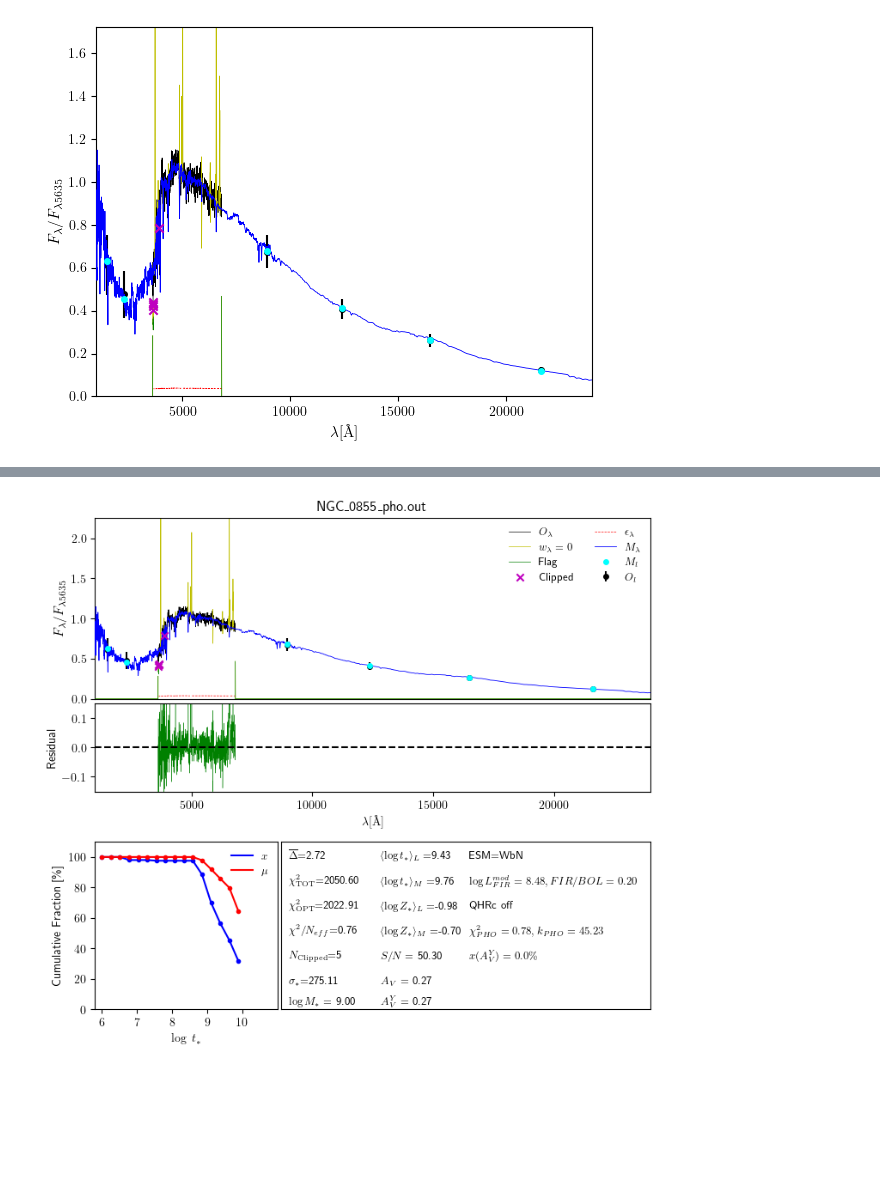
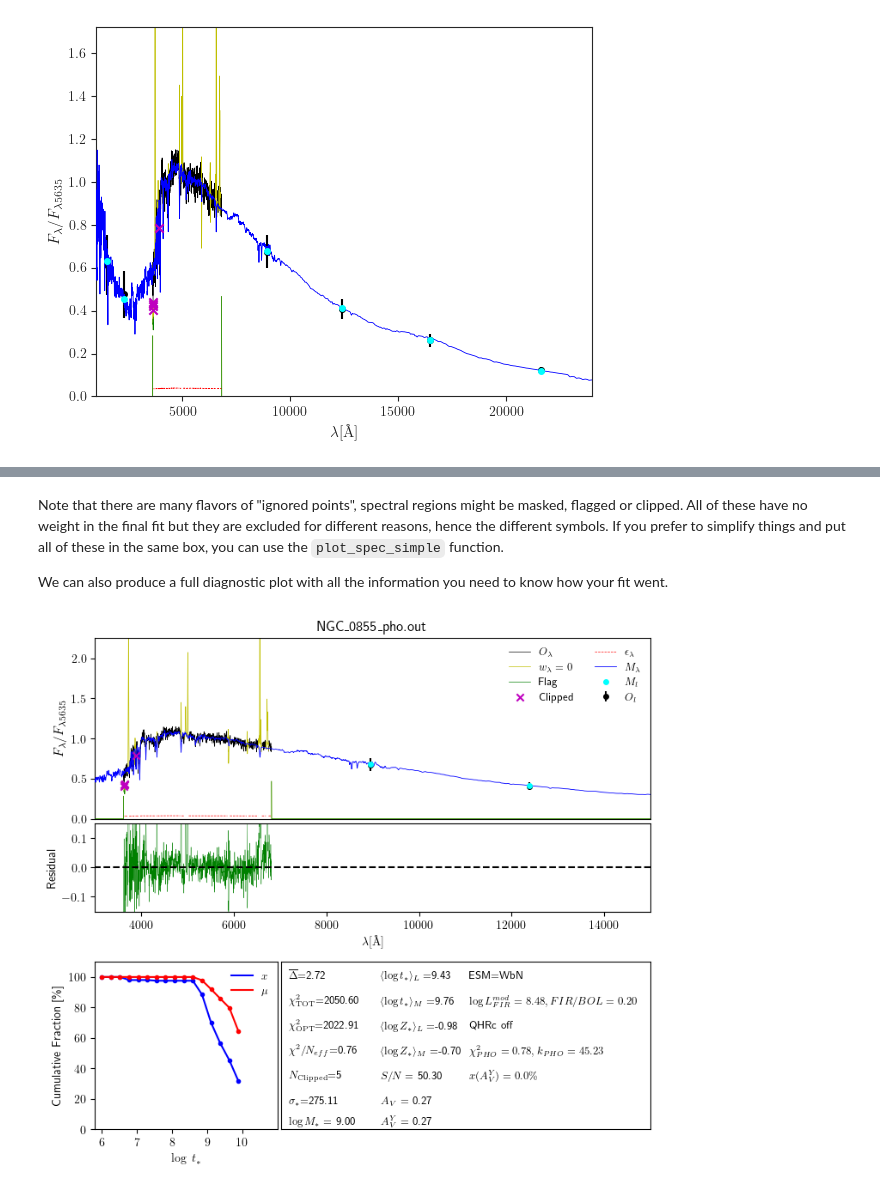
Before and after one commit to arielwrl/starlight_toolkit, a Jupyter notebook: example/quickstart.ipynb, the cells around one changed output, grey strips where cells are left out. Saved outputs shown, nothing was run; the diff lists cells and outputs as text; code cells hidden in the pictures; blank space fills up the shorter version.

```diff
--- a/example/quickstart.ipynb
+++ b/example/quickstart.ipynb
@@ -7,2 +8,0 @@ starlight_output = read_output_file('../test_data/NGC_0855_pho.out')
-# %%
-starlight_output = read_output_file('../test_data/NGC_0855_pho.out')
@@ -55,6 +103,10 @@ TypeError: plot_spec() got an unexpected keyword argument 'wl_range'
+# %% [markdown]
+Note that there are many flavors of "ignored points", spectral regions might be masked, flagged or clipped. All of these have no weight in the final fit but they are excluded for different reasons, hence the different symbols. If you prefer to simplify things and put all of these in the same box, you can use the `plot_spec_simple` function.
+
+We can also produce a full diagnostic plot with all the information you need to know how your fit went.
 # %%
 from starlight_toolkit.plotting import plot_fit_complete
 
-ax_list = plot_fit_complete(starlight_output)
+ax_list = plot_fit_complete(starlight_output, wl_range=[3000, 15000])
 # %% [output]
-[figure, old version]
+[figure, new version]
```
Also changed, not shown: parts of 20 cells of this notebook, 2 other files.
